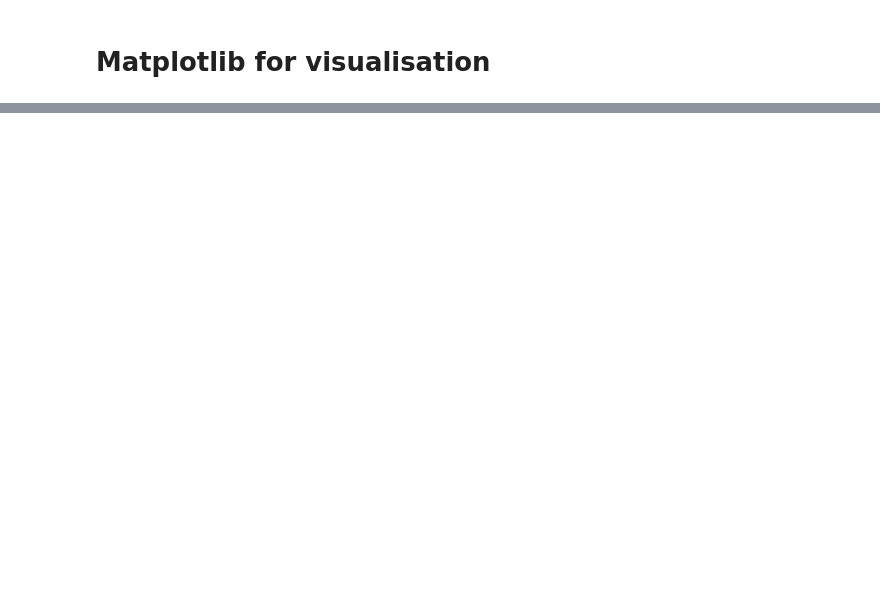
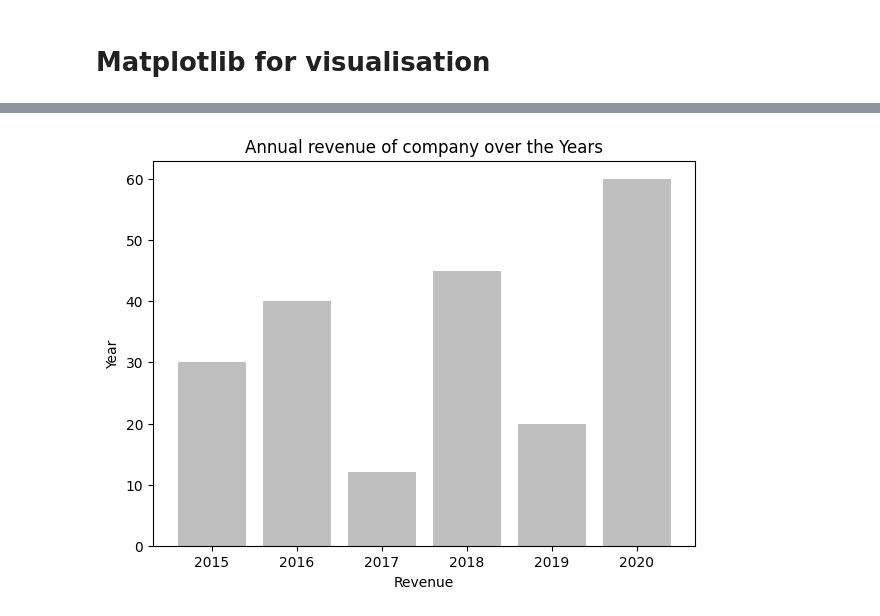
Before and after one commit to Aditya44234/AIwithPy, a Jupyter notebook: matplotlib.ipynb, the cells around one changed output, grey strips where cells are left out. Cells and saved outputs as stored; diff of their text form; code cells hidden in the pictures; blank space fills up the shorter version.

```diff
--- a/matplotlib.ipynb
+++ b/matplotlib.ipynb
@@ -17,0 +34,19 @@ plt.show()
+# %%
+import matplotlib.pyplot as plt
+import matplotlib as mpl
+import numpy as np
+import pandas as pd
+
+plt.figure(figsize=(7,5))
+
+plt.title("Annual revenue of company over the Years")
+revn=[30,40,12,45,20,60]
+year=[2015,2016,2017,2018,2019,2020]
+
+plt.xlabel("Revenue")
+plt.ylabel("Year")
+
+plt.bar(year,revn,color='grey',alpha=0.5)
+plt.show()
+# %% [output]
+[figure, added]
```
Also changed, not shown: parts of 2 cells of this notebook.
